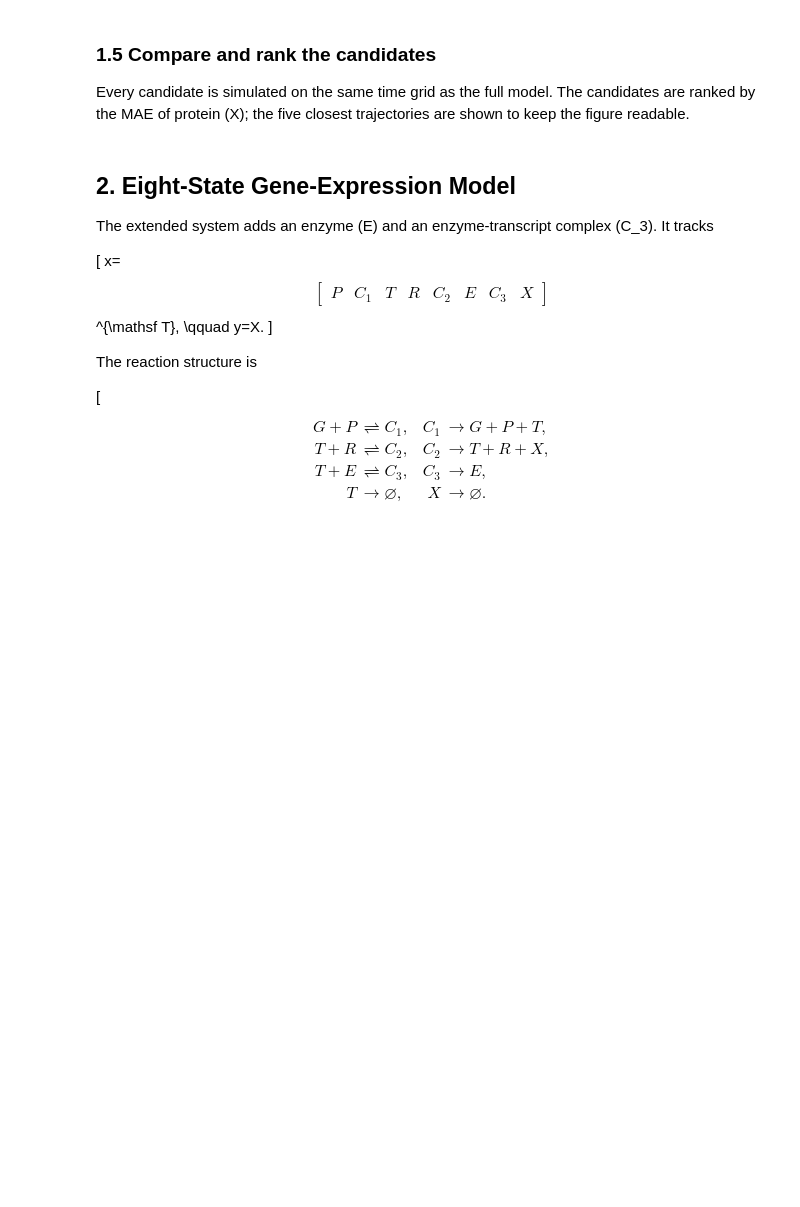
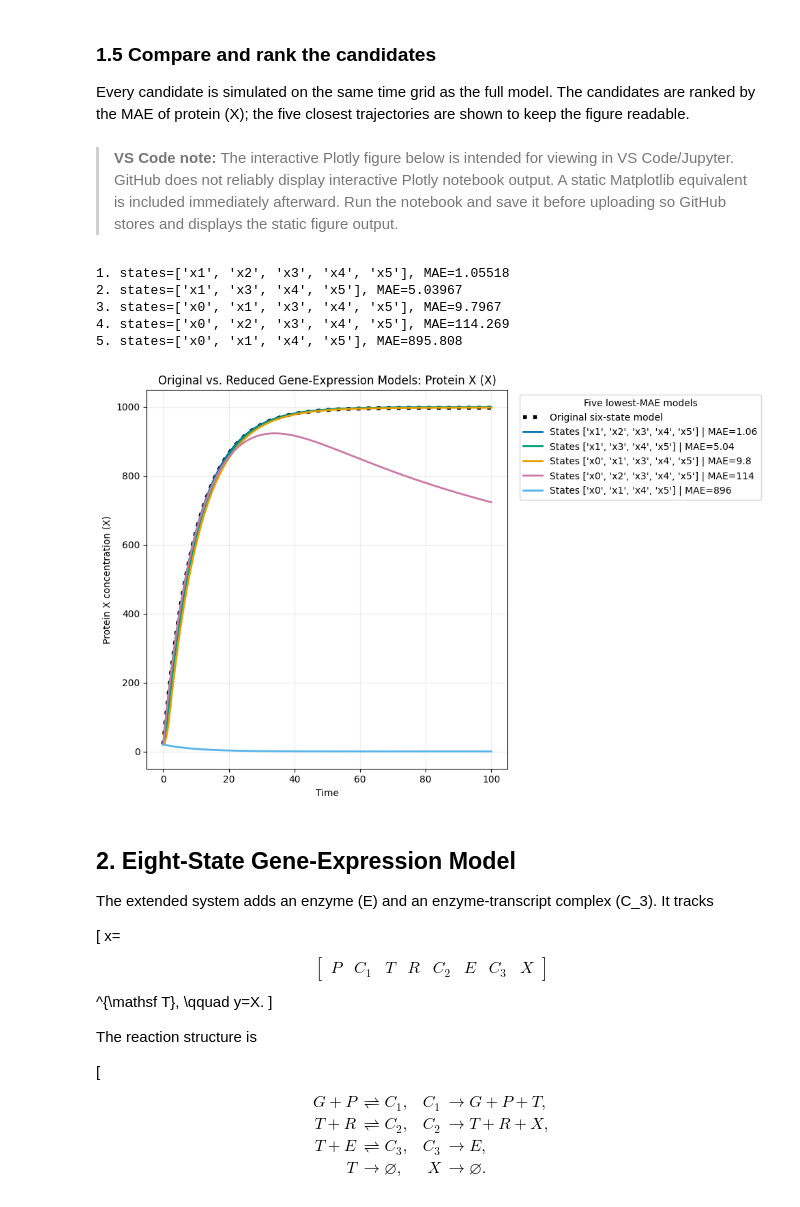
Before and after one commit to ayush9pandey/AutoReduce, a Jupyter notebook: examples/biological/Exploration of gene expression models.ipynb, the cells around one changed output. Drawn from its saved outputs; the diff is of its cells as text; code cells hidden in the pictures; blank space fills up the shorter version.

```diff
--- a/examples/biological/Exploration of gene expression models.ipynb
+++ b/examples/biological/Exploration of gene expression models.ipynb
@@ -178,11 +186,12 @@ protein_reducer = get_reducible(
     protein_timepoints,
     protein_ssm_timepoints,
 )
+
 protein_reducer.nstates_tol_min = 2
 protein_reducer.nstates_tol_max = 5
 protein_reducer.error_tol = 100
 
-protein_results = protein_reducer.reduce_simple()
+protein_results = protein_reducer.compute_reduced_model()  #insstead of .reduce_simple()
 protein_reduced_models = list(protein_results.keys())
 
 print(f"AutoReduce generated {len(protein_reduced_models)} candidate models.")
@@ -190,6 +243,8 @@ print(f"AutoReduce generated {len(protein_reduced_models)} candidate models.")
 ### 1.5 Compare and rank the candidates
 
 Every candidate is simulated on the same time grid as the full model. The candidates are ranked by the MAE of protein \(X\); the five closest trajectories are shown to keep the figure readable.
+# %% [markdown]
+> **VS Code note:** The interactive Plotly figure below is intended for viewing in VS Code/Jupyter. GitHub does not reliably display interactive Plotly notebook output. A static Matplotlib equivalent is included immediately afterward. Run the notebook and save it before uploading so GitHub stores and displays the static figure output.
 # %%
 protein_comparisons = []
 
@@ -215,7 +270,7 @@ for model in protein_reduced_models:
 protein_comparisons.sort(key=lambda result: result["mae"])
 
 if not protein_comparisons:
-    raise RuntimeError("No reduced protein-expression model simulated successfully.")
+    raise RuntimeError("No reduced gene-expression model simulated successfully.")
 
 for rank, result in enumerate(protein_comparisons[:5], start=1):
     print(
@@ -250,9 +305,9 @@ for color, result in zip(colors, protein_comparisons[:5]):
     )
 
 protein_figure.update_layout(
-    title="Original vs. Reduced Protein Expression Models: Protein X (X)",
+    title="Original vs. Reduced Gene Expression Models: Protein X (X)",
     xaxis_title="Time",
-    yaxis_title="Protein X",
+    yaxis_title="Protein X concentration (X)",
     legend_title="Five lowest-MAE models",
     template="plotly_white",
     width=1000,
@@ -262,6 +317,47 @@ protein_figure.show()
 
 # Optional SVG export (requires the Plotly Kaleido package):
 # protein_figure.write_image("protein_expression_comparison.svg")
+# %% [output]
+1. states=['x1', 'x2', 'x3', 'x4', 'x5'], MAE=1.05518
+2. states=['x1', 'x3', 'x4', 'x5'], MAE=5.03967
+3. states=['x0', 'x1', 'x3', 'x4', 'x5'], MAE=9.7967
+4. states=['x0', 'x2', 'x3', 'x4', 'x5'], MAE=114.269
+5. states=['x0', 'x1', 'x4', 'x5'], MAE=895.808
+# %%
+# Static Matplotlib equivalent for GitHub
+plt.figure(figsize=(10, 6.5))
+
+plt.plot(
+    protein_timepoints,
+    protein_full_output,
+    color="black",
+    linestyle=":",
+    linewidth=4,
+    label="Original six-state model",
+)
+
+for color, result in zip(colors, protein_comparisons[:5]):
+    plt.plot(
+        protein_timepoints,
+        result["output"],
+        color=color,
+        linewidth=2,
+        label=f"States {result['states']} | MAE={result['mae']:.3g}",
+    )
+
+plt.xlabel("Time")
+plt.ylabel("Protein X concentration (X)")
+plt.title("Original vs. Reduced Gene-Expression Models: Protein X (X)")
+plt.legend(
+    title="Five lowest-MAE models",
+    bbox_to_anchor=(1.02, 1),
+    loc="upper left",
+)
+plt.grid(alpha=0.25)
+plt.tight_layout()
+plt.show()
+# %% [output]
+[figure, added]
 # %% [markdown]
 ## 2. Eight-State Gene-Expression Model
 
```
Also changed, not shown: parts of 13 cells of this notebook.
